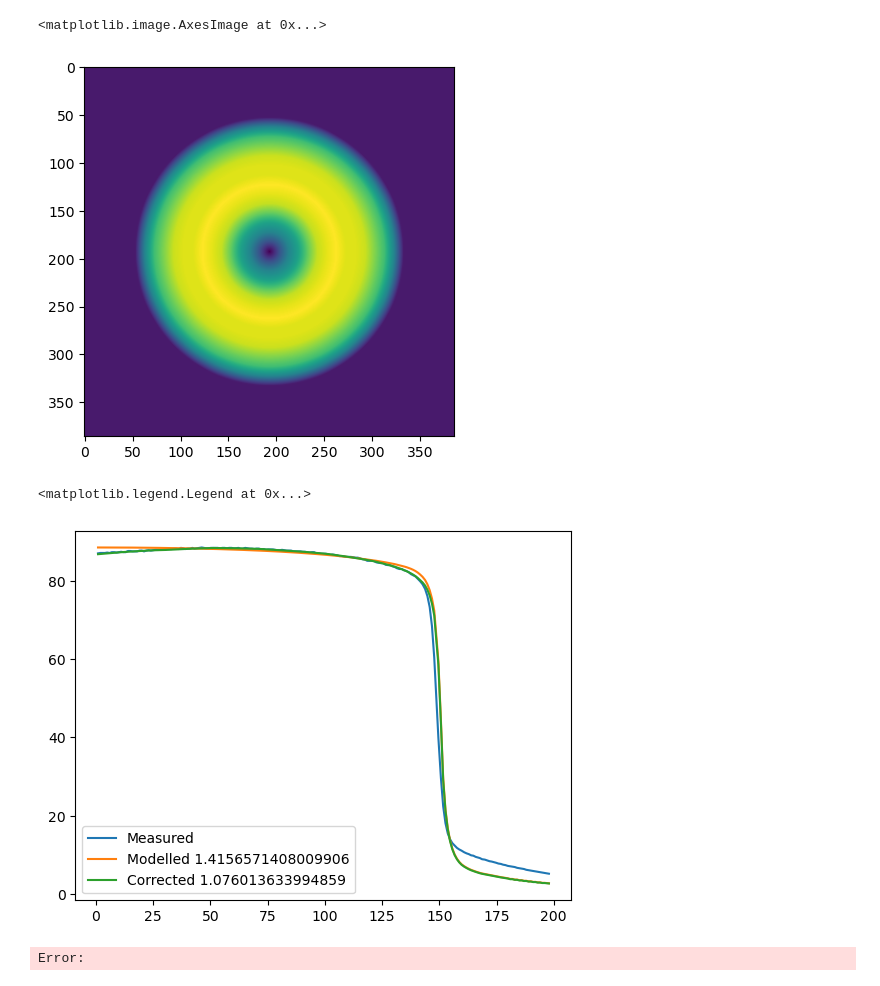
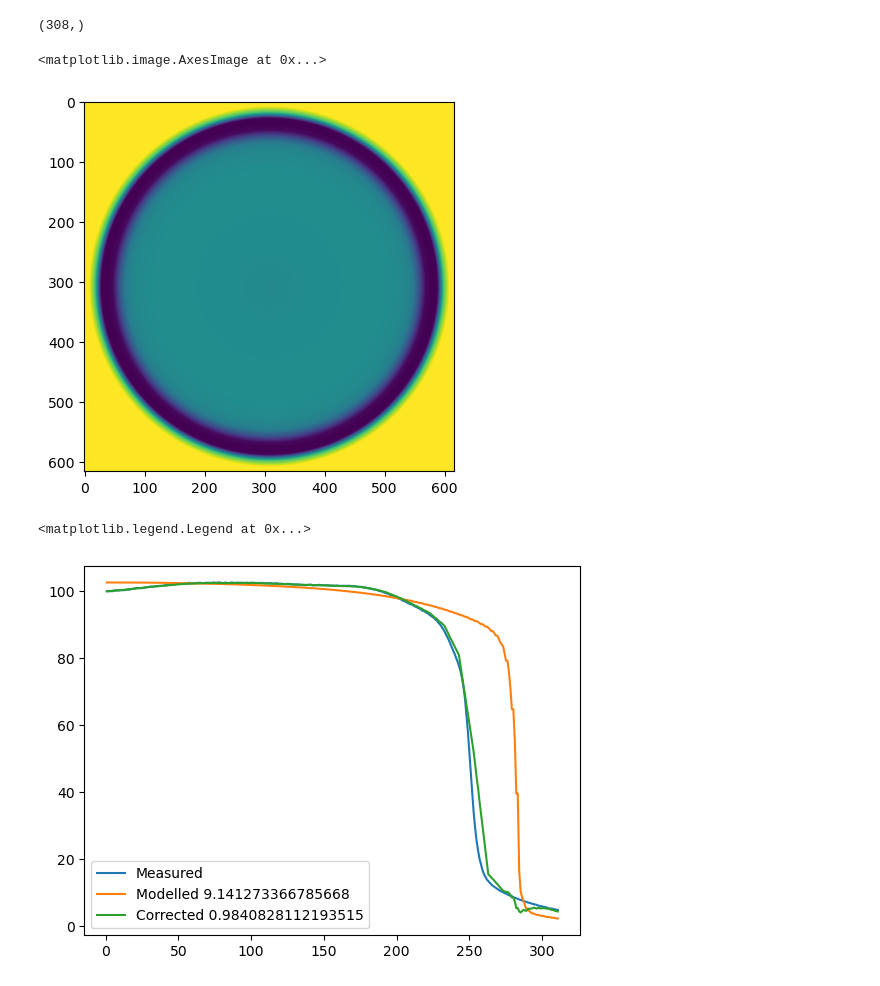
Before and after one commit to UMU-DDI/PyDoseRT, a Jupyter notebook: examples/calibrate_profile_correction.ipynb, the cells around one changed output. Saved outputs shown, nothing was run; the diff lists cells and outputs as text; code cells hidden in the pictures.

```diff
--- a/examples/calibrate_profile_correction.ipynb
+++ b/examples/calibrate_profile_correction.ipynb
@@ -16,7 +16,7 @@ dtype=torch.float32
 do_plot = True
 
 measurements = loaders.load_asc_measurements("/home/bolo/Documents/PyDoseRT/test_data/10 MV Photons/TrueBeam X10 Squares OK.asc", coord_map=("X", "Z", "Y"))
-field_size = 300
+field_size = 400
 
 measurements = [measurement for measurement in measurements if measurement["header_dict"]["FSZ"] == [str(field_size), str(field_size)]]
 measurements = [measurement for measurement in measurements if measurement["header_dict"]["EDS"][2] == measurement["header_dict"]["STS"][2]]
@@ -85,4 +85,5 @@ for i, measurement in enumerate(measurements):
     seg_len = np.linalg.norm(diffs, axis=1)                       # (N-1,)
     dist = np.concatenate(([0.0], np.cumsum(seg_len)))            # (N,)
     ticks = dist - np.mean(dist)                                  # center at 0
-    data.append((ticks[386::2], samples[386::2], measurement["dose"][386::2]))
+    num_points = len(ticks)//2
+    data.append((ticks[num_points::2], samples[num_points::2], measurement["dose"][num_points::2]))
@@ -99,7 +100,8 @@ data[0][0][140]
 # %%
 
 # Stage 1: Compute sampled ratios
-sample_points = np.linspace(0, 140, 15, endpoint=True)  # [0, 10, 20, ..., 500]
+num_sampling_points = data[0][0].shape[0]
+sample_points = np.linspace(0, 300, 31, endpoint=True)  # [0, 10, 20, ..., 500]
 distances, ratios = compute_profile_ratios(
     data[0][2], data[0][1], data[0][0], sample_points
 )
@@ -136,7 +116,6 @@ array([[  0.        ,  10.        ,  20.        ,  30.        ,
 # %%
-
 # Stage 2: Create correction map
-image_shape = (386, 386)  # height, width
+image_shape = (num_sampling_points*2, num_sampling_points*2)  # height, width
 pixel_size = 1.0  # 1 mm per pixel
 
 correction_map = create_radial_correction_map(
@@ -145,17 +124,20 @@ correction_map = create_radial_correction_map(
     image_shape,
     pixel_size,
 ).cpu().detach().numpy()
+# %%
+data[0][0].shape
+# %% [output]
+(308,)
 # %%
 plt.imshow(correction_map)
 # %% [output]
 <matplotlib.image.AxesImage at 0x...>
-[figure, old version]
+[figure, new version]
 # %%
 plt.plot(data[0][0], data[0][2], label="Measured")
 plt.plot(data[0][0], data[0][1], label=f"Modelled {np.mean(np.abs(data[0][2] - data[0][1]))}")
-plt.plot(data[0][0], correction_map[193:, 193] * data[0][1], label=f"Corrected {np.mean(np.abs(data[0][2] - correction_map[193:, 193] * data[0][1]))}")
+plt.plot(data[0][0], correction_map[num_sampling_points:, num_sampling_points] * data[0][1], label=f"Corrected {np.mean(np.abs(data[0][2] - correction_map[num_sampling_points:, num_sampling_points] * data[0][1]))}")
 plt.legend(loc="lower left")
 # %% [output]
 <matplotlib.legend.Legend at 0x...>
-[figure, old version]
+[figure, new version]
-Error:
```
Also changed, not shown: parts of 8 cells of this notebook, 3 other files.
